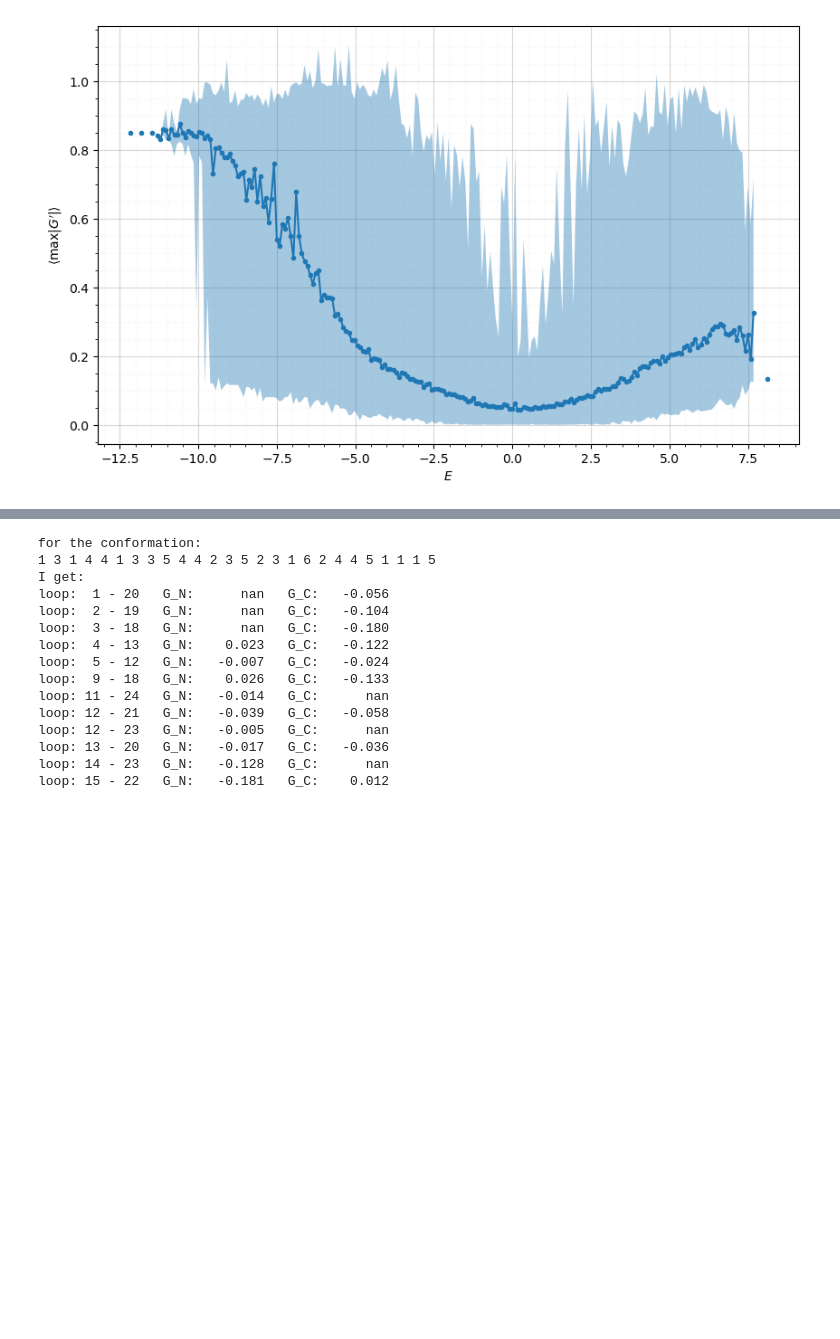
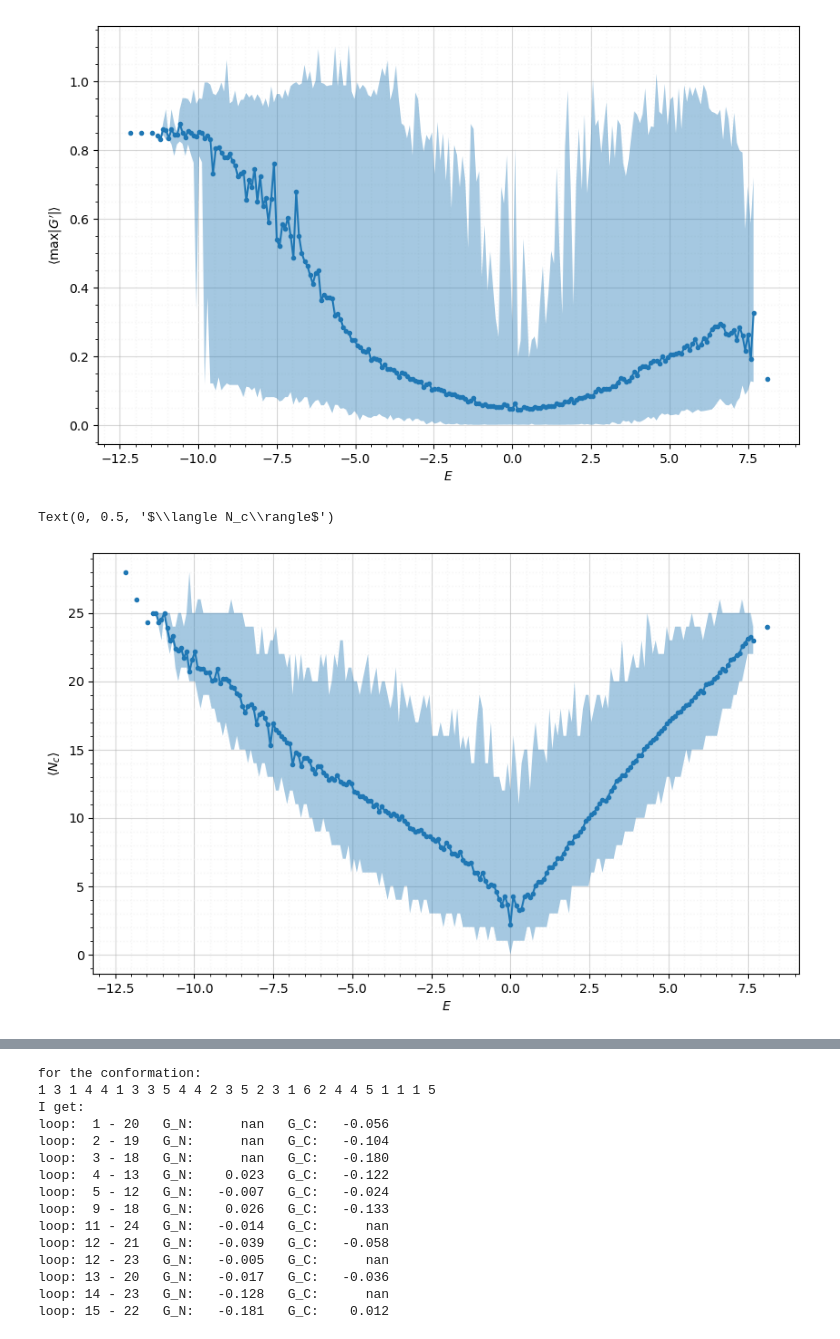
Before and after one commit to daviderevignas/LatPro_reduced, a Jupyter notebook: 005_free_energy_correct_and_systematic_GE_from_WL.ipynb, the cells around one changed output, grey strips where cells are left out. Cells and saved outputs as stored; diff of their text form; code cells hidden in the pictures; blank space fills up the shorter version.

```diff
--- a/005_free_energy_correct_and_systematic_GE_from_WL.ipynb
+++ b/005_free_energy_correct_and_systematic_GE_from_WL.ipynb
@@ -361,6 +400,17 @@ for i_bin in range(n_bins):
         std_max_abs_GE[i_bin]=np.array(all_bins_all_confs_max_abs_GE[i_bin]).std()
         max_max_abs_GE[i_bin]=np.array(all_bins_all_confs_max_abs_GE[i_bin]).max()
         min_max_abs_GE[i_bin]=np.array(all_bins_all_confs_max_abs_GE[i_bin]).min()
+# %%
+ave_Nc=np.ones((n_bins))*np.nan
+std_Nc=np.ones((n_bins))*np.nan
+max_Nc=np.ones((n_bins))*np.nan
+min_Nc=np.ones((n_bins))*np.nan
+for i_bin in range(n_bins):
+    if len(all_bins_all_confs_Nc[i_bin])>0:
+        ave_Nc[i_bin]=np.array(all_bins_all_confs_Nc[i_bin]).mean()
+        std_Nc[i_bin]=np.array(all_bins_all_confs_Nc[i_bin]).std()
+        max_Nc[i_bin]=np.array(all_bins_all_confs_Nc[i_bin]).max()
+        min_Nc[i_bin]=np.array(all_bins_all_confs_Nc[i_bin]).min()
 # %%
 fig,ax=plt.subplots(figsize=(10,6))
 ax.grid(alpha=0.5, which='both')
@@ -392,3 +442,34 @@ ax.set_ylabel("$\langle \max|G'|\\rangle$")
 # %% [output]
 Text(0, 0.5, "$\\langle \\max|G'|\\rangle$")
 [figure]
+# %%
+fig,ax=plt.subplots(figsize=(10,6))
+ax.grid(alpha=0.5, which='both')
+ax.grid(which='minor', color='#EEEEEE', linestyle=':', linewidth=1)
+ax.minorticks_on()
+ax.set_axisbelow(True)
+
+ax.plot(energy_bin_centers,ave_Nc,'.-')
+# ax.fill_between(
+#     energy_bin_centers,
+#     ave_max_abs_GE+std_max_abs_GE,
+#     ave_max_abs_GE-std_max_abs_GE,
+#     color=ax.lines[-1].get_color(),
+#     alpha=0.4,
+#     lw=0.0,
+# )
+
+ax.fill_between(
+    energy_bin_centers,
+    max_Nc,
+    min_Nc,
+    color=ax.lines[-1].get_color(),
+    alpha=0.4,
+    lw=0.0,
+)
+
+ax.set_xlabel('$E$')
+ax.set_ylabel("$\langle N_c\\rangle$")
+# %% [output]
+Text(0, 0.5, '$\\langle N_c\\rangle$')
+[figure, added]
```
Also changed, not shown: parts of 12 cells of this notebook, 4 other files.
